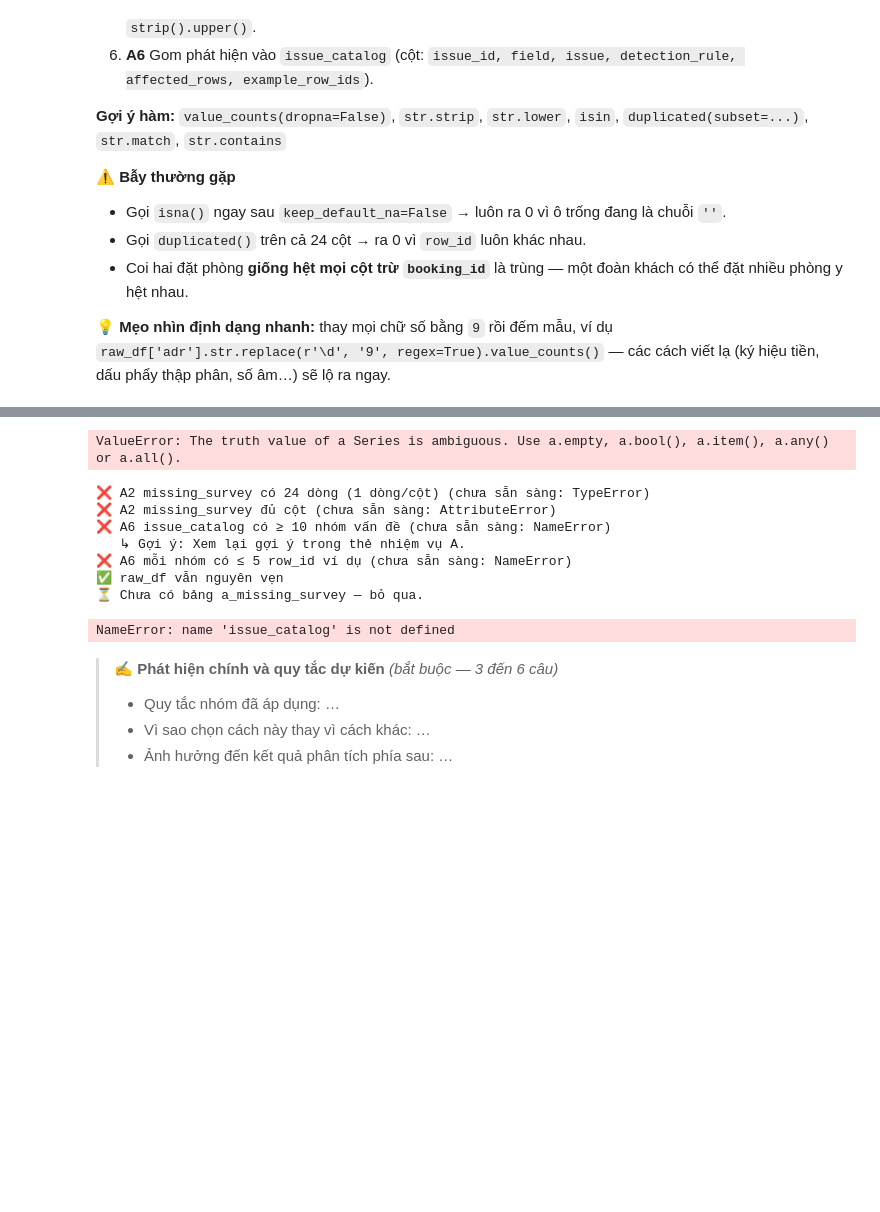
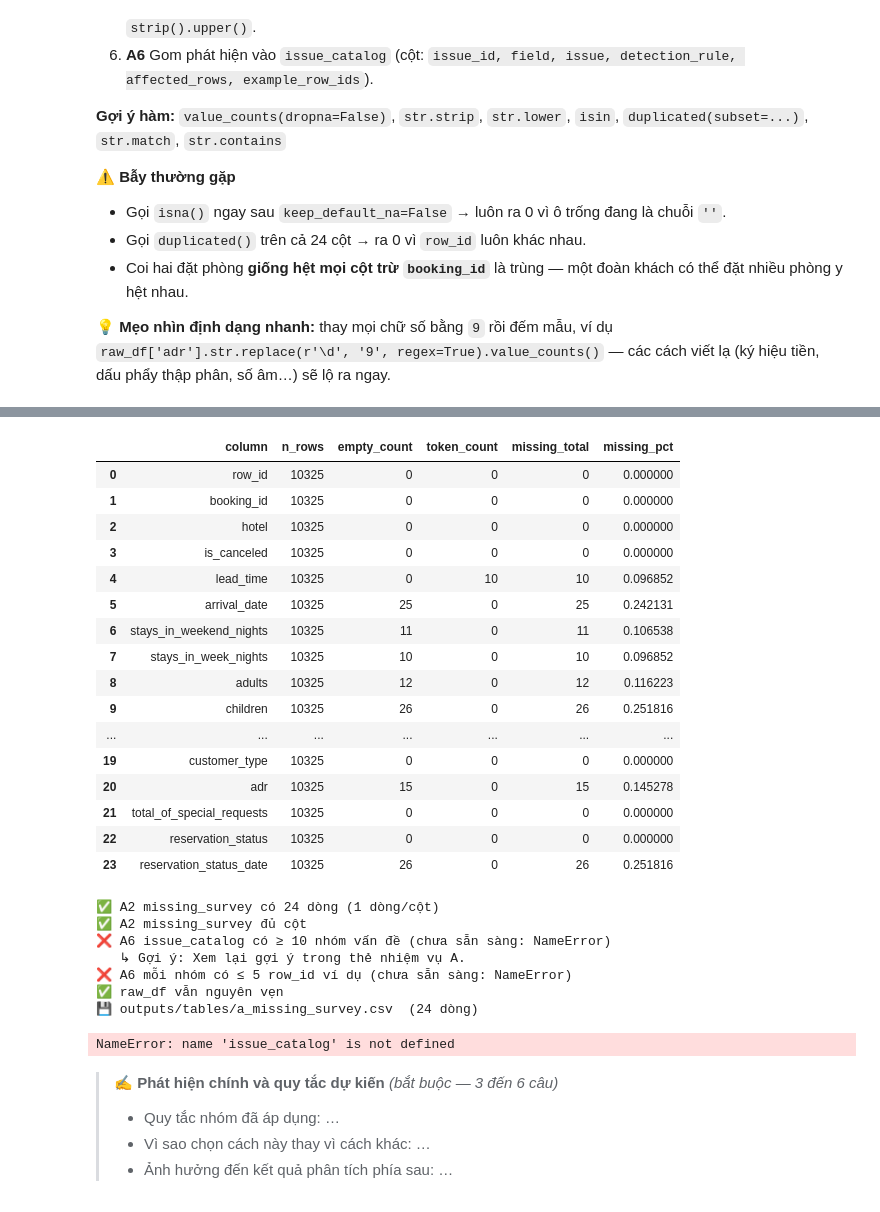
Before and after one commit to wannabeAIE0277/Data-Analysis-Mini-Project-Hotel-Student-Starter, a Jupyter notebook: hotel_student_starter.ipynb, the cells around one changed output, grey strips where cells are left out. Cells and saved outputs as stored; diff of their text form; code cells hidden in the pictures; blank space fills up the shorter version.

```diff
--- a/hotel_student_starter.ipynb
+++ b/hotel_student_starter.ipynb
@@ -493,19 +510,37 @@ raw_df.head()
 # %%
 # A2 · Bảng thiếu theo cột
 L_col = list(raw_df.columns)
 survey = {
     "column": L_col,
-    "n_rows": [len(raw_df)for i in L_col],
-    "empty_count": [(raw_df[i].str.strip() == "").sum() for i in L_col],
-    "token_count": [((raw_df[i].str.strip() != "") and (raw_df[i].str.strip() not in MISSING_TOKENS)).sum() for i in L_col],
-    "missing_total": [len(L_col) for i in L_col],
-    "missing_pct": [len(L_col)for i in L_col]
+    "n_rows": [raw_df.shape[0] for _ in L_col],
+    "empty_count": [(raw_df[col].str.strip() == "").sum() for col in L_col],
+    "token_count": [raw_df[col].str.strip().str.lower().isin(MISSING_TOKENS).sum() for col in L_col],
 }
 missing_survey = pd.DataFrame(survey)
+
+missing_survey["missing_total"] = missing_survey["empty_count"] + missing_survey["token_count"]
+missing_survey["missing_pct"] = missing_survey["missing_total"] / missing_survey["n_rows"] * 100
+
+
 display(missing_survey)
-#TODO: DataFrame 24 dòng, cột: column, n_rows, empty_count, token_count, missing_total, missing_pct
 # %% [output]
-ValueError: The truth value of a Series is ambiguous. Use a.empty, a.bool(), a.item(), a.any() or a.all().
+|  | column | n_rows | empty_count | token_count | missing_total | missing_pct |
+| 0 | row_id | 10325 | 0 | 0 | 0 | 0.000000 |
+| 1 | booking_id | 10325 | 0 | 0 | 0 | 0.000000 |
+| 2 | hotel | 10325 | 0 | 0 | 0 | 0.000000 |
+| 3 | is_canceled | 10325 | 0 | 0 | 0 | 0.000000 |
+| 4 | lead_time | 10325 | 0 | 10 | 10 | 0.096852 |
+| 5 | arrival_date | 10325 | 25 | 0 | 25 | 0.242131 |
+| 6 | stays_in_weekend_nights | 10325 | 11 | 0 | 11 | 0.106538 |
+| 7 | stays_in_week_nights | 10325 | 10 | 0 | 10 | 0.096852 |
+| 8 | adults | 10325 | 12 | 0 | 12 | 0.116223 |
+| 9 | children | 10325 | 26 | 0 | 26 | 0.251816 |
+| ... | ... | ... | ... | ... | ... | ... |
+| 19 | customer_type | 10325 | 0 | 0 | 0 | 0.000000 |
+| 20 | adr | 10325 | 15 | 0 | 15 | 0.145278 |
+| 21 | total_of_special_requests | 10325 | 0 | 0 | 0 | 0.000000 |
+| 22 | reservation_status | 10325 | 0 | 0 | 0 | 0.000000 |
+| 23 | reservation_status_date | 10325 | 26 | 0 | 26 | 0.251816 |
 # %%
 # A3 · Nhãn của các cột phân loại
 # TODO: value_counts cho từng cột phân loại
@@ -528,13 +563,13 @@ check('raw_df vẫn nguyên vẹn', lambda: raw_df.shape == (10325, 24))
 save_table(missing_survey, 'a_missing_survey')
 save_table(issue_catalog, 'a_issue_catalog')
 # %% [output]
-❌ A2 missing_survey có 24 dòng (1 dòng/cột) (chưa sẵn sàng: TypeError)
-❌ A2 missing_survey đủ cột (chưa sẵn sàng: AttributeError)
+✅ A2 missing_survey có 24 dòng (1 dòng/cột)
+✅ A2 missing_survey đủ cột
 ❌ A6 issue_catalog có ≥ 10 nhóm vấn đề (chưa sẵn sàng: NameError)
    ↳ Gợi ý: Xem lại gợi ý trong thẻ nhiệm vụ A.
 ❌ A6 mỗi nhóm có ≤ 5 row_id ví dụ (chưa sẵn sàng: NameError)
 ✅ raw_df vẫn nguyên vẹn
-⏳ Chưa có bảng a_missing_survey — bỏ qua.
+💾 outputs/tables/a_missing_survey.csv  (24 dòng)
 NameError: name 'issue_catalog' is not defined
 # %% [markdown]
 > **✍️ Phát hiện chính và quy tắc dự kiến** *(bắt buộc — 3 đến 6 câu)*
```
Also changed, not shown: parts of 1 cell of this notebook.
